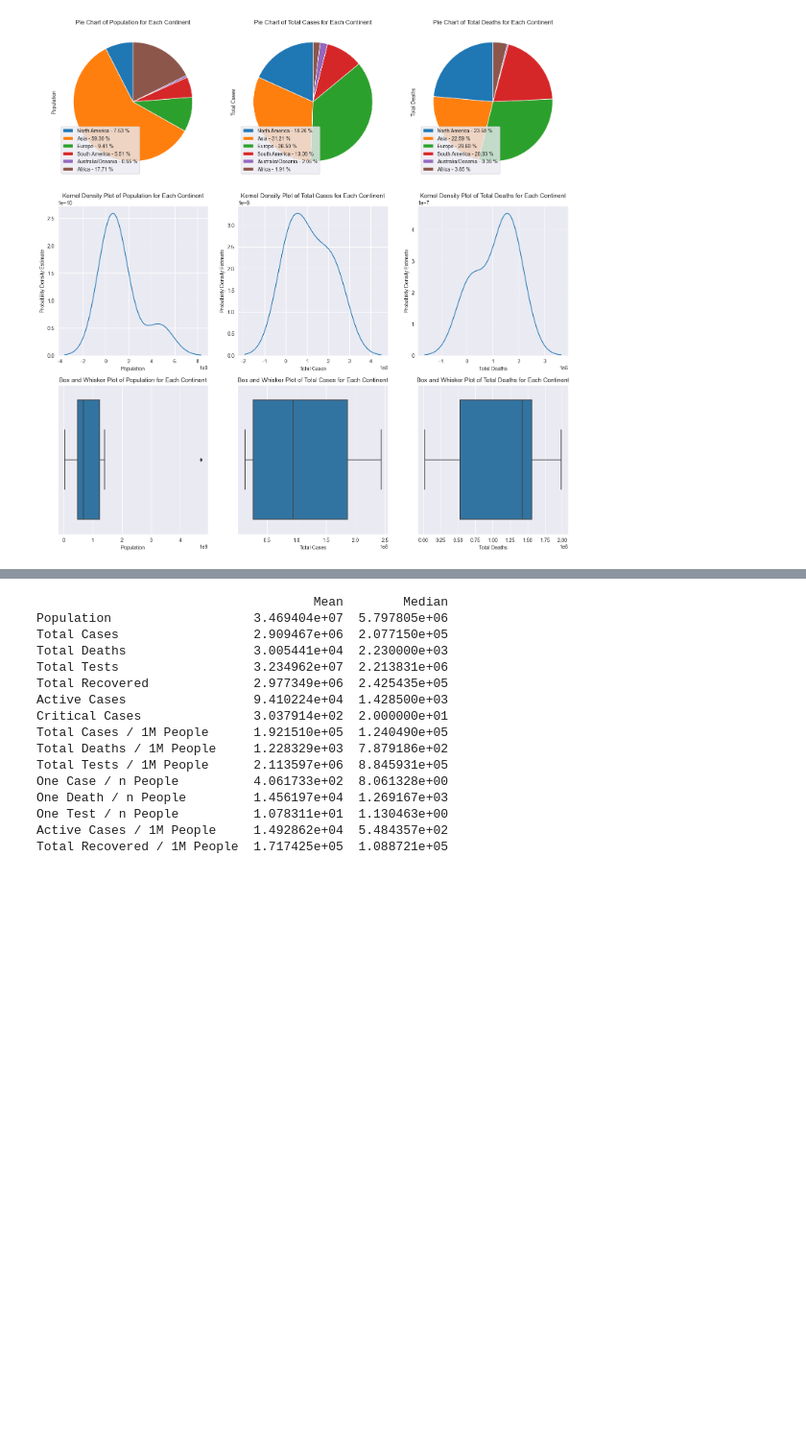
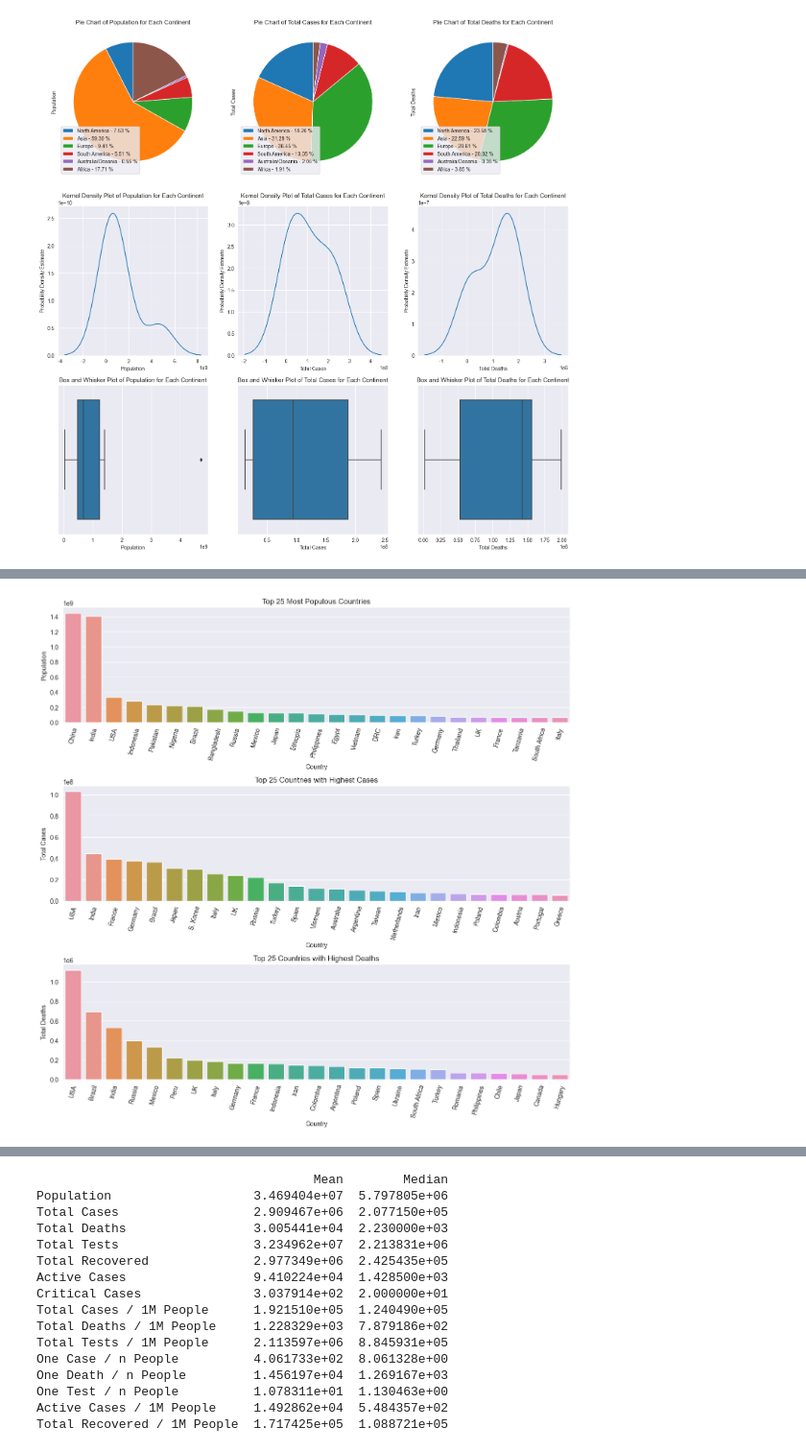
Before and after one commit to MJ-Peters/SDPA-Coursework, a Jupyter notebook: Data Analysis.ipynb, the cells around one changed output, grey strips where cells are left out. Shown at 96% size. Saved outputs shown, nothing was run; the diff lists cells and outputs as text; code cells hidden in the pictures; blank space fills up the shorter version.

```diff
--- a/Data Analysis.ipynb
+++ b/Data Analysis.ipynb
@@ -323,0 +306,26 @@ sns.barplot(x=top_countries.index, y=top_countries);
+# %%
+top_countries_pop = df.loc["USA":]["Population"].sort_values(ascending=False).head(25)  # Top 25 most populus countries on this dataset
+top_countries_cases = df.loc["USA":]["Total Cases"].sort_values(ascending=False).head(25)  # Top 25 highest case countries on this dataset
+top_countries_deaths = df.loc["USA":]["Total Deaths"].sort_values(ascending=False).head(25)  # Top 25 highest death countries on this dataset
+
+fig = plt.figure(figsize=(12, 12))
+
+ax = plt.subplot(3, 1, 1)
+plt.xticks(rotation=75)
+plt.title("Top 25 Most Populous Countries")
+sns.barplot(x=top_countries_pop.index, y=top_countries_pop);
+
+ax = plt.subplot(3, 1, 2)
+plt.xticks(rotation=75)
+plt.title("Top 25 Countries with Highest Cases")
+sns.barplot(x=top_countries_cases.index, y=top_countries_cases);
+
+ax = plt.subplot(3, 1, 3)
+plt.xticks(rotation=75)
+plt.title("Top 25 Countries with Highest Deaths")
+sns.barplot(x=top_countries_deaths.index, y=top_countries_deaths);
+
+fig.tight_layout()  # better spacing
+plt.show()
+# %% [output]
+[figure, added]
```
Also changed, not shown: parts of 13 cells of this notebook.
